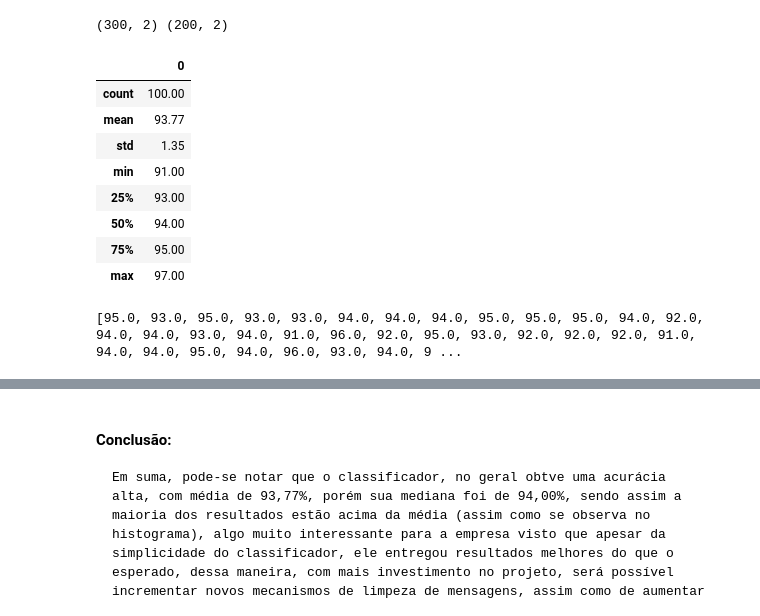
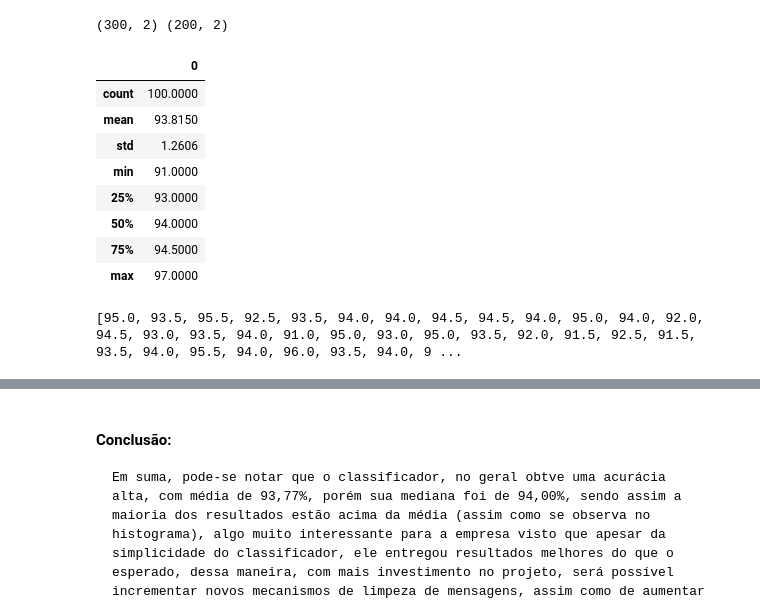
Before and after one commit to MateusMarinheiro18/Projeto-1-C-Dados, a Jupyter notebook: Projeto1 Template.ipynb, the cells around one changed output, grey strips where cells are left out. Saved outputs shown, nothing was run; the diff lists cells and outputs as text; code cells hidden in the pictures.

```diff
--- a/Projeto1 Template.ipynb
+++ b/Projeto1 Template.ipynb
@@ -603,26 +603,26 @@ for n in range(0,100):
             dados_teste_100.iloc[i, 2] = 'Irrelevante'
 
     #calculando a acurácia
-    tabela_de_acertos_100 = pd.crosstab(dados_teste_100.Target, dados_teste_100.Classificador, normalize='all').round(2)*100
+    tabela_de_acertos_100 = pd.crosstab(dados_teste_100.Target, dados_teste_100.Classificador, normalize='all').round(4)*100
     acertos = tabela_de_acertos_100.iloc[0,0] + tabela_de_acertos_100.iloc[1,1]
     # adicionando a precisão a lista de todas elas
     acuracia_100.append(acertos)
 # %%
 # Obtendo detalhes sobre os dados de precisão para poder realizar uma analise na conclusão
 acuracia_series = pd.Series(acuracia_100)
-display(acuracia_series.describe().to_frame().round(2))
+display(acuracia_series.describe().to_frame().round(4))
 print(acuracia_100)
 # %% [output]
 |  | 0 |
-| count | 100.00 |
-| mean | 93.77 |
-| std | 1.35 |
-| min | 91.00 |
-| 25% | 93.00 |
-| 50% | 94.00 |
-| 75% | 95.00 |
-| max | 97.00 |
+| count | 100.0000 |
+| mean | 93.8150 |
+| std | 1.2606 |
+| min | 91.0000 |
+| 25% | 93.0000 |
+| 50% | 94.0000 |
+| 75% | 94.5000 |
+| max | 97.0000 |
-[95.0, 93.0, 95.0, 93.0, 93.0, 94.0, 94.0, 94.0, 95.0, 95.0, 95.0, 94.0, 92.0, 94.0, 94.0, 93.0, 94.0, 91.0, 96.0, 92.0, 95.0, 93.0, 92.0, 92.0, 92.0, 91.0, 94.0, 94.0, 95.0, 94.0, 96.0, 93.0, 94.0, 9 ...
+[95.0, 93.5, 95.5, 92.5, 93.5, 94.0, 94.0, 94.5, 94.5, 94.0, 95.0, 94.0, 92.0, 94.5, 93.0, 93.5, 94.0, 91.0, 95.0, 93.0, 95.0, 93.5, 92.0, 91.5, 92.5, 91.5, 93.5, 94.0, 95.5, 94.0, 96.0, 93.5, 94.0, 9 ...
 # %%
 # Criando um histograma para visualizar melhor a distribuição das acurácias
 # Definindo a figura
```
Also changed, not shown: parts of 8 cells of this notebook.
